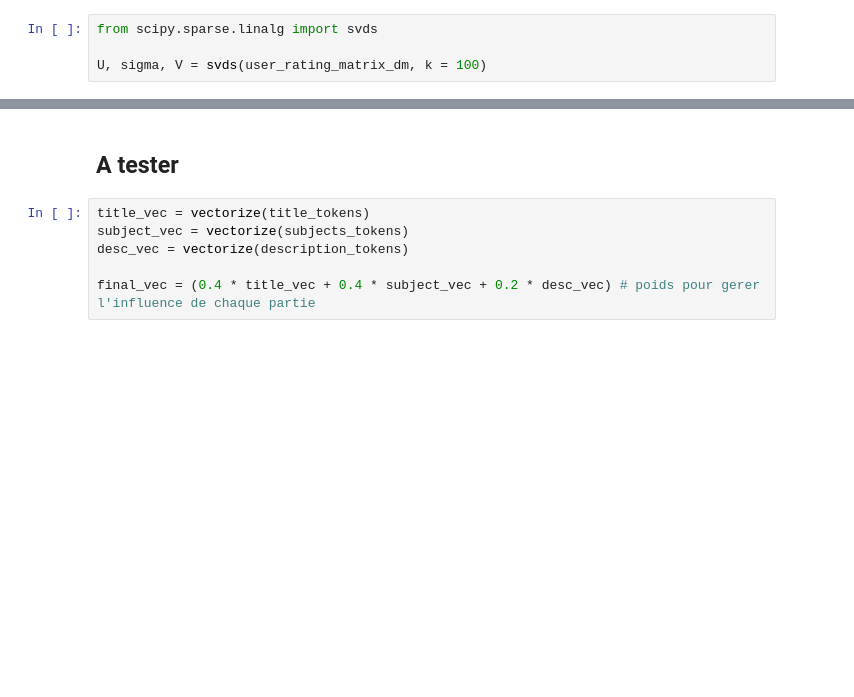
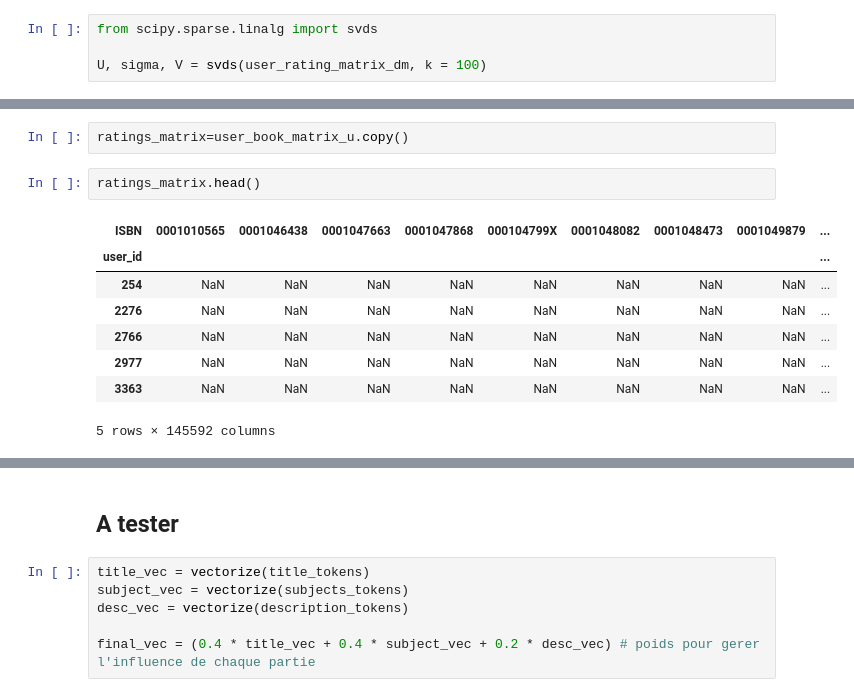
Before and after one commit to redyddm/projet_ter, a Jupyter notebook: recommandation.ipynb, the cells around one changed output, grey strips where cells are left out. Drawn from its saved outputs; the diff is of its cells as text; blank space fills up the shorter version.

```diff
--- a/recommandation.ipynb
+++ b/recommandation.ipynb
@@ -1532,0 +1576,13 @@ preds_df
+# %%
+ratings_matrix=user_book_matrix_u.copy()
+# %%
+ratings_matrix.head()
+# %% [output]
+| ISBN | 0001010565 | 0001046438 | 0001047663 | 0001047868 | 000104799X | 0001048082 | 0001048473 | 0001049879 | ... |
+| user_id |  |  |  |  |  |  |  |  | ... |
+| 254 | NaN | NaN | NaN | NaN | NaN | NaN | NaN | NaN | ... |
+| 2276 | NaN | NaN | NaN | NaN | NaN | NaN | NaN | NaN | ... |
+| 2766 | NaN | NaN | NaN | NaN | NaN | NaN | NaN | NaN | ... |
+| 2977 | NaN | NaN | NaN | NaN | NaN | NaN | NaN | NaN | ... |
+| 3363 | NaN | NaN | NaN | NaN | NaN | NaN | NaN | NaN | ... |
+5 rows × 145592 columns
```
Also changed, not shown: parts of 18 cells of this notebook.
